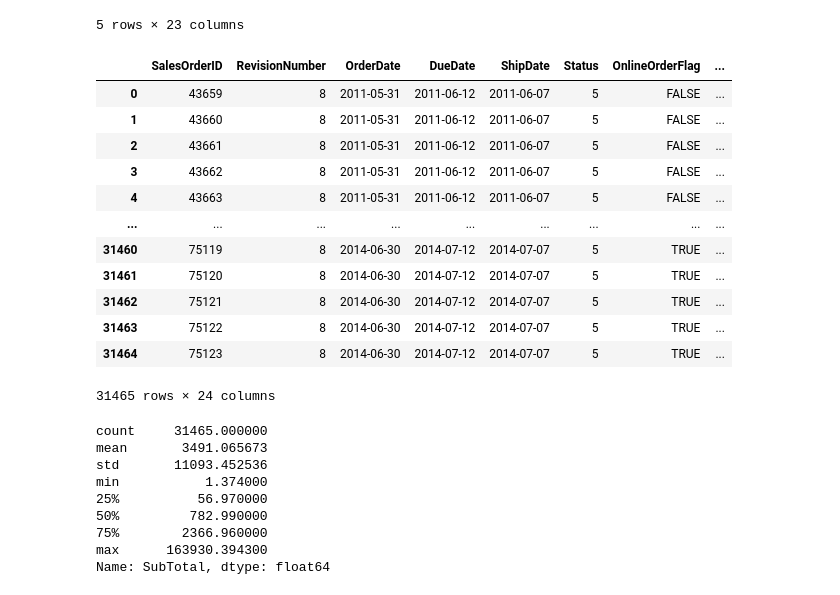
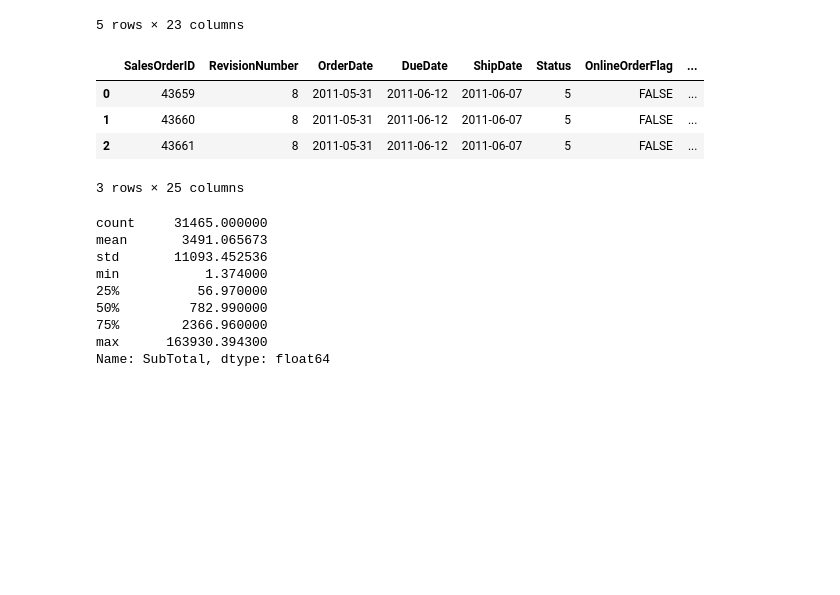
Before and after one commit to AtlasMarbx/AdventureWorks-Data-Migration-and-insight-extraction, a Jupyter notebook: EDA_process.ipynb, the cells around one changed output. Saved outputs shown, nothing was run; the diff lists cells and outputs as text; code cells hidden in the pictures; blank space fills up the shorter version.

Commit message:
minor adjustement to include freight costs

```diff
--- a/EDA_process.ipynb
+++ b/EDA_process.ipynb
@@ -167,22 +167,17 @@ refined_df.head()
 # %%
 # calculating the taxratio before freight cost
 refined_df['TaxRatio%'] = np.round(refined_df['TaxAmt'] / (refined_df['SubTotal'] + refined_df['TaxAmt'])*100, 2)
 
-refined_df
+# calculating freight ratio from `TotalDue` for further analysis
+refined_df['FreightBurden%'] = np.round((refined_df['Freight'] / refined_df['TotalDue']) * 100, 2)
+
+refined_df.head(3)
 # %% [output]
 |  | SalesOrderID | RevisionNumber | OrderDate | DueDate | ShipDate | Status | OnlineOrderFlag | ... |
 | 0 | 43659 | 8 | 2011-05-31 | 2011-06-12 | 2011-06-07 | 5 | FALSE | ... |
 | 1 | 43660 | 8 | 2011-05-31 | 2011-06-12 | 2011-06-07 | 5 | FALSE | ... |
 | 2 | 43661 | 8 | 2011-05-31 | 2011-06-12 | 2011-06-07 | 5 | FALSE | ... |
-| 3 | 43662 | 8 | 2011-05-31 | 2011-06-12 | 2011-06-07 | 5 | FALSE | ... |
-| 4 | 43663 | 8 | 2011-05-31 | 2011-06-12 | 2011-06-07 | 5 | FALSE | ... |
-| ... | ... | ... | ... | ... | ... | ... | ... | ... |
-| 31460 | 75119 | 8 | 2014-06-30 | 2014-07-12 | 2014-07-07 | 5 | TRUE | ... |
-| 31461 | 75120 | 8 | 2014-06-30 | 2014-07-12 | 2014-07-07 | 5 | TRUE | ... |
-| 31462 | 75121 | 8 | 2014-06-30 | 2014-07-12 | 2014-07-07 | 5 | TRUE | ... |
-| 31463 | 75122 | 8 | 2014-06-30 | 2014-07-12 | 2014-07-07 | 5 | TRUE | ... |
-| 31464 | 75123 | 8 | 2014-06-30 | 2014-07-12 | 2014-07-07 | 5 | TRUE | ... |
-31465 rows × 24 columns
+3 rows × 25 columns
 # %%
 refined_df['SubTotal'].describe()
 # %% [output]
```
